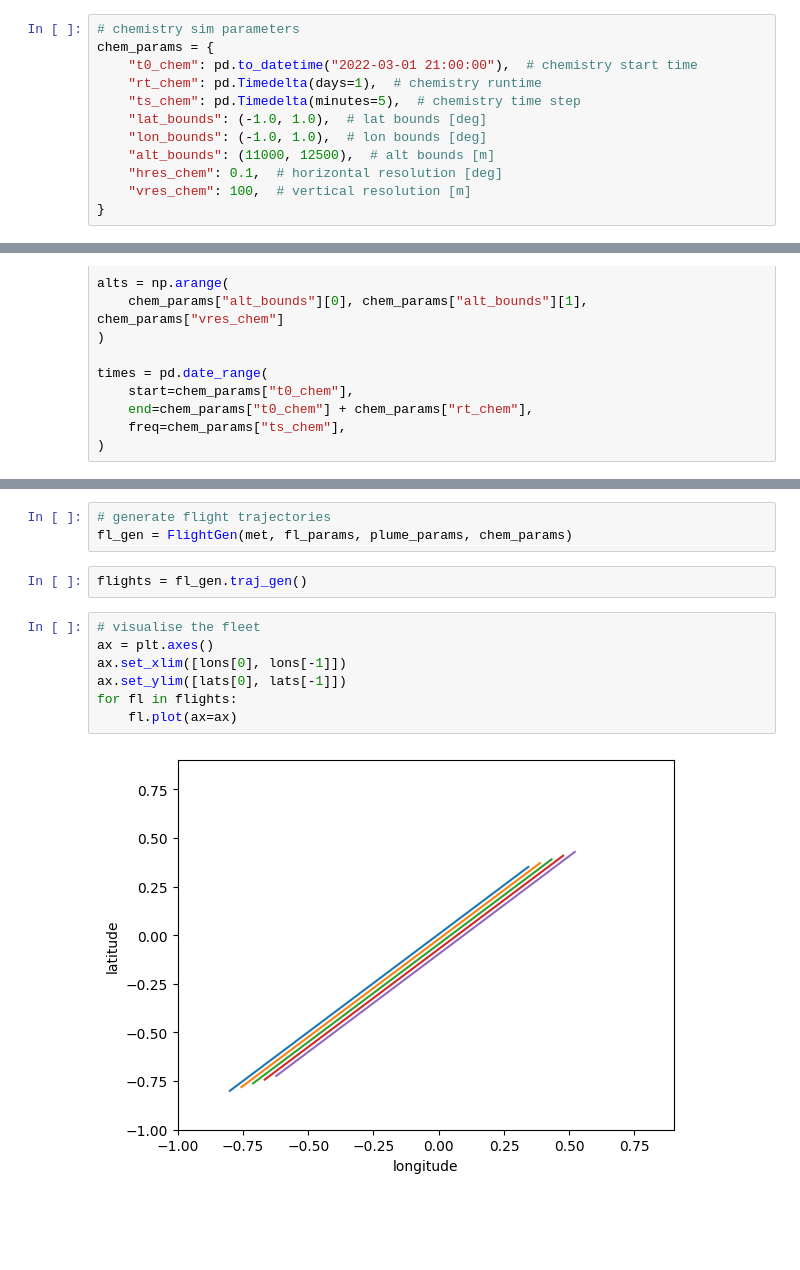
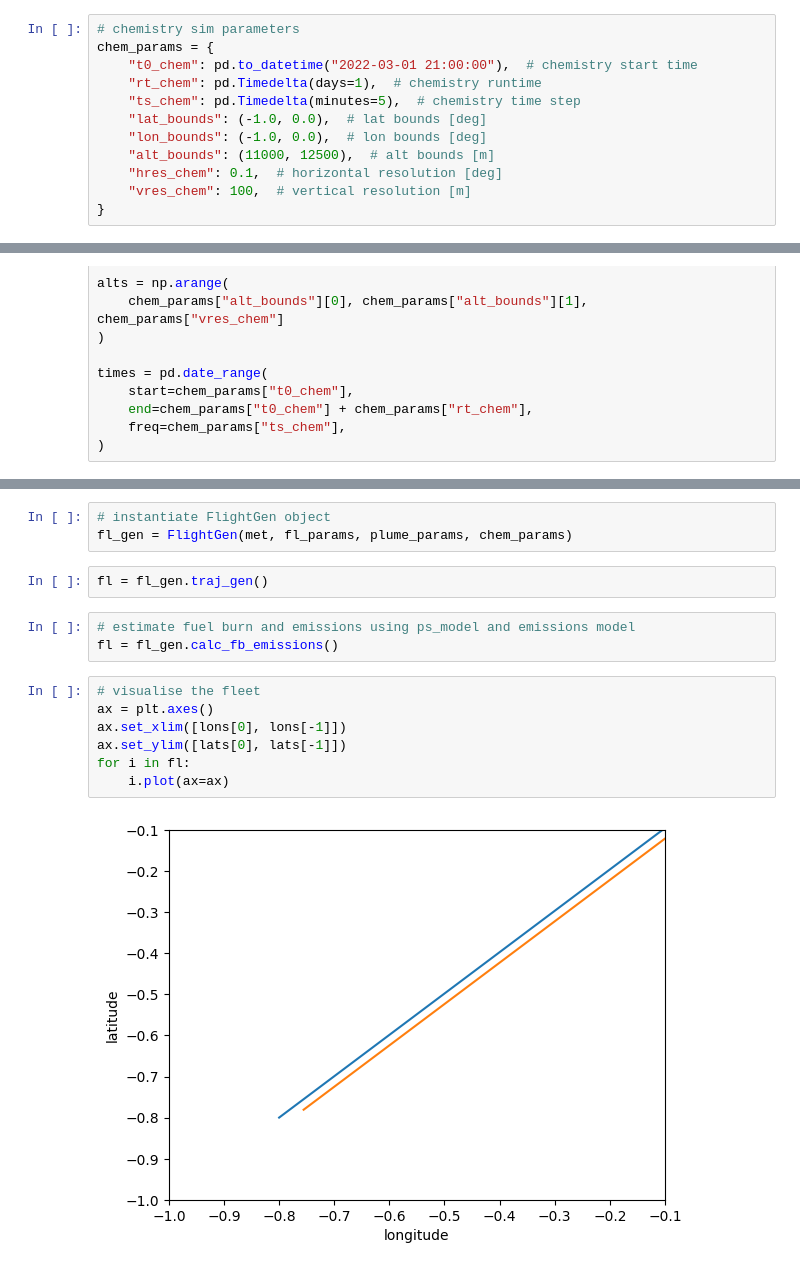
Before and after one commit to ktait98/pycontrails_kt, a Jupyter notebook: docs/notebooks/boxm.ipynb, the cells around one changed output, grey strips where cells are left out. Saved outputs shown, nothing was run; the diff lists cells and outputs as text; blank space fills up the shorter version.

```diff
--- a/docs/notebooks/boxm.ipynb
+++ b/docs/notebooks/boxm.ipynb
@@ -63,8 +63,8 @@ chem_params = {
     "t0_chem": pd.to_datetime("2022-03-01 21:00:00"),  # chemistry start time
     "rt_chem": pd.Timedelta(days=1),  # chemistry runtime
     "ts_chem": pd.Timedelta(minutes=5),  # chemistry time step
-    "lat_bounds": (-1.0, 1.0),  # lat bounds [deg]
-    "lon_bounds": (-1.0, 1.0),  # lon bounds [deg]
+    "lat_bounds": (-1.0, 0.0),  # lat bounds [deg]
+    "lon_bounds": (-1.0, 0.0),  # lon bounds [deg]
     "alt_bounds": (11000, 12500),  # alt bounds [m]
     "hres_chem": 0.1,  # horizontal resolution [deg]
     "vres_chem": 100,  # vertical resolution [m]
@@ -168,16 +168,19 @@ PandasIndex
 PandasIndex(DatetimeIndex(['2022-03-01 21:00:00', '2022-03-01 21:05:00', '2022-03-01 21:10:00', '2022-03-01 21:15:00', '2022-03-01 21:20:00', '2022-03-01 21:25:00', '2022-03-01 21:30:00', '2022-03-01  ...
 Attributes: (0)
 # %%
-# generate flight trajectories
+# instantiate FlightGen object
 fl_gen = FlightGen(met, fl_params, plume_params, chem_params)
 # %%
-flights = fl_gen.traj_gen()
+fl = fl_gen.traj_gen()
+# %%
+# estimate fuel burn and emissions using ps_model and emissions model
+fl = fl_gen.calc_fb_emissions()
 # %%
 # visualise the fleet
 ax = plt.axes()
 ax.set_xlim([lons[0], lons[-1]])
 ax.set_ylim([lats[0], lats[-1]])
-for fl in flights:
-    fl.plot(ax=ax)
+for i in fl:
+    i.plot(ax=ax)
 # %% [output]
-[figure, old version]
+[figure, new version]
```
Also changed, not shown: parts of 11 cells of this notebook, 10 other files.
